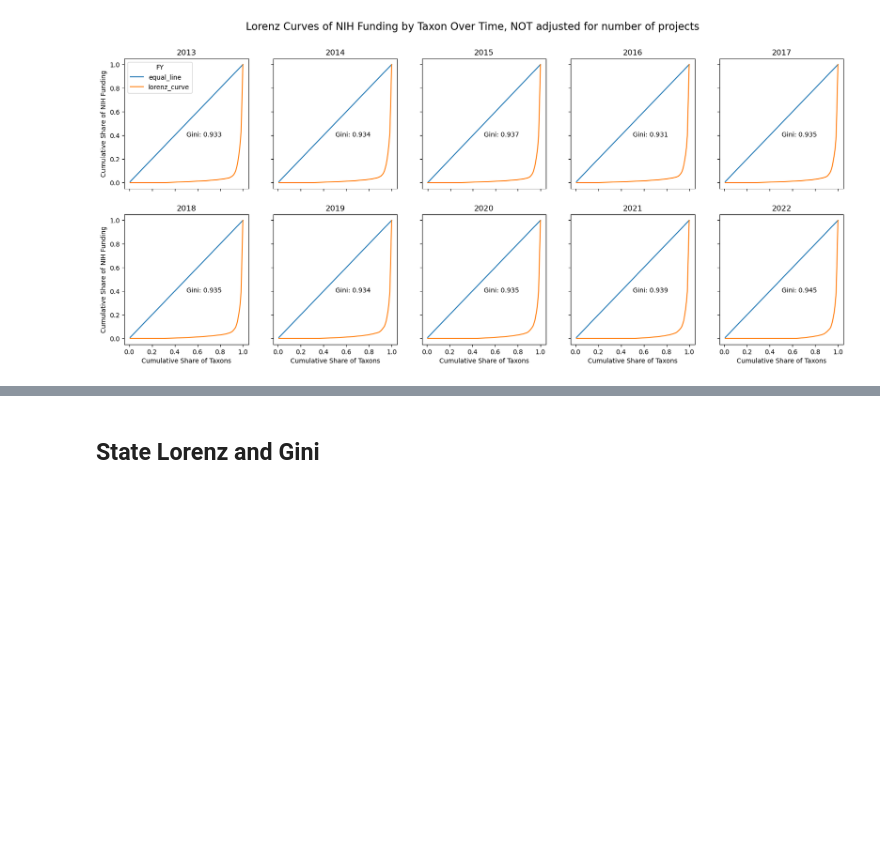
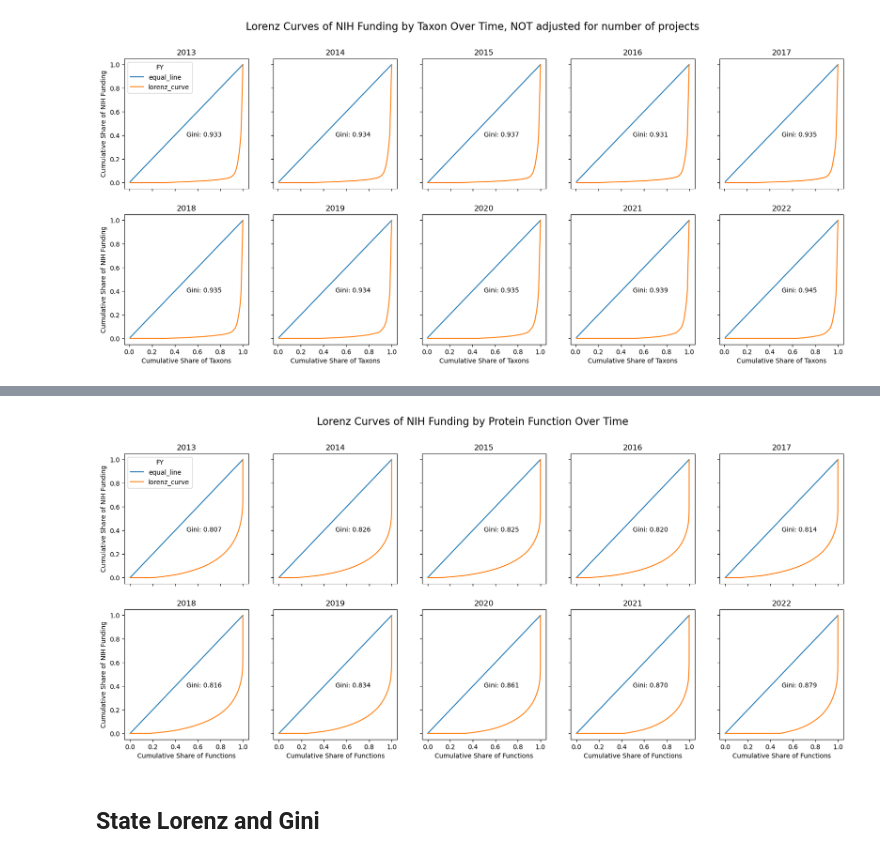
Before and after one commit to Moulica5374/NIH-Funding-Annotation-Analysis-Team-Project, a Jupyter notebook: Data_Analysis.ipynb, the cells around one changed output, grey strips where cells are left out. Saved outputs shown, nothing was run; the diff lists cells and outputs as text; code cells hidden in the pictures; blank space fills up the shorter version.

Commit message:
created function gini and time bar graphs

```diff
--- a/Data_Analysis.ipynb
+++ b/Data_Analysis.ipynb
@@ -1589,0 +1595,9 @@ for i, year in enumerate(range(2013, 2023)):
+# %%
+function_year_data = year_data[['GO_ID', 'FY', 'TOTAL_COST']].groupby(
+    ['GO_ID', 'FY']
+).agg(
+    total_cost = ('TOTAL_COST', 'sum'),
+    num_projects = ('GO_ID', 'size')
+).reset_index()
+
+function_year_data.head(10)
@@ -1589,0 +1616,4 @@ for i, year in enumerate(range(2013, 2023)):
+# %%
+function_year_pivot = function_year_data.pivot(index='GO_ID', columns='FY', values='total_cost').fillna(0)
+function_year_pivot['num_functions'] = 1
+function_year_pivot.head(10)
@@ -1590,3 +1633,23 @@ for i, year in enumerate(range(2013, 2023)):
+# %%
+function_fig, function_ax = plt.subplots(nrows=2, ncols=5, figsize=(20,8))
+function_fig.suptitle("Lorenz Curves of NIH Funding by Protein Function Over Time", fontsize=16)
+for i, year in enumerate(range(2013, 2023)):
+    ax = function_ax[i//5, i%5]
+    function_year_pivot.pipe(
+        lorenz_prep, x="num_functions", y=year
+    )[["equal_line", "lorenz_curve"]].plot(
+        ax=ax,
+        title=f"{year}",
+        sharex=True,
+        sharey=True,
+        legend=True if i==0 else False
+    )
+    ax.set_xlabel("Cumulative Share of Functions")
+    ax.set_ylabel("Cumulative Share of NIH Funding")
+    ax.annotate(f"Gini: {function_year_pivot.pipe(lorenz_prep, x='num_functions', y=year).pipe(gini):.3f}",
+                xy=(0.5, 0.4), xycoords='axes fraction')
+# %% [output]
+[figure, added]
 # %% [markdown]
 ## State Lorenz and Gini
 # %%
```
Also changed, not shown: parts of 7 cells of this notebook, 1 other file.
